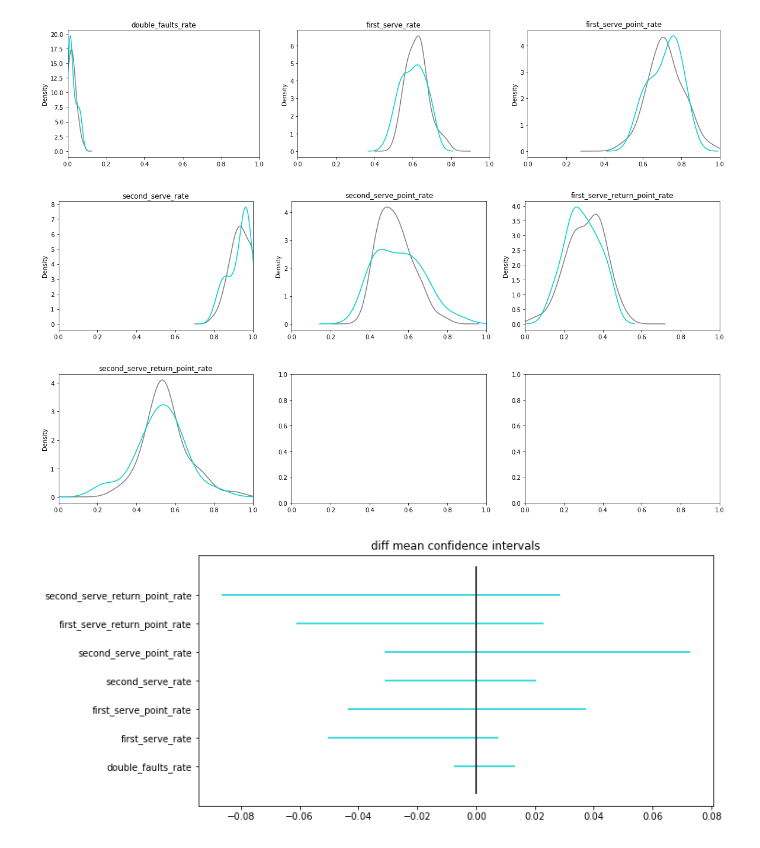
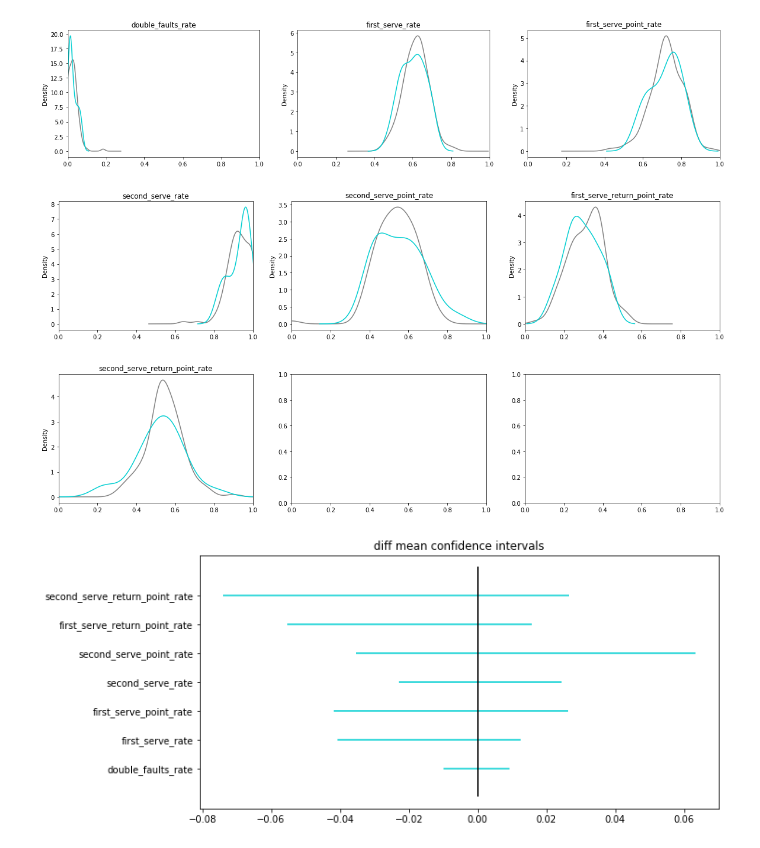
Before and after one commit to Gin04gh/datascience, a Jupyter notebook: kaggle_dataset_large_tennis_dataset_for_atp_itf_betting/analysis_returned_kei.ipynb, the cells around one changed output. Drawn from its saved outputs; the diff is of its cells as text; code cells hidden in the pictures.

Commit message:
update analysis_returned_kei

```diff
--- a/kaggle_dataset_large_tennis_dataset_for_atp_itf_betting/analysis_returned_kei.ipynb
+++ b/kaggle_dataset_large_tennis_dataset_for_atp_itf_betting/analysis_returned_kei.ipynb
@@ -38,8 +38,11 @@ def preprocess(df):
 
     df = df.dropna()
     df = df[df['doubles'] == 'f']
-    df = df[df['year'] >= 2017]
-    df = df.drop(['start_date', 'end_date', 'location', 'prize_money', 'currency', 'player_id', 'opponent_id', 'duration', 'seed', 'nation'], axis=1)
+    df = df[df['year'] >= 2016]
+    df = df.drop([
+        'start_date', 'end_date', 'location', 'prize_money', 'currency', 'player_id', 'opponent_id',
+        'serve_rating', 'service_games_won', 'return_rating', 'return_games_played', 'duration', 'seed', 'nation'
+    ], axis=1)
     return df
 
 df_matches = pd.concat((preprocess(r) for r in reader), ignore_index=True)
@@ -111,7 +114,4 @@ plt.show()
 # %%
-cols = list(df_tmp.columns)
-cols.remove('returned')
-
 for i, c in enumerate(cols):
 
     if i%3 == 0:
@@ -124,30 +124,27 @@ for i, c in enumerate(cols):
 
 plt.show()
 # %% [output]
-[figure, old version]
+[figure, new version]
-[figure, old version]
+[figure, new version]
-[figure, old version]
+[figure, new version]
 # %%
-cols = list(df_tmp.columns)
-cols.remove('returned')
-
 plt.figure(figsize=(10, 5))
 
 for i, c in enumerate(cols):
 
     samples_t = df_tmp[df_tmp['returned'] == True][c].values
     samples_f = df_tmp[df_tmp['returned'] == False][c].values
 
     ci = stats.norm.interval(
         alpha=0.95,
         loc=samples_t.mean()-samples_f.mean(),
         scale=np.sqrt(samples_t.var()/len(samples_t)+samples_f.var()/len(samples_f))
     )
     plt.hlines(i, ci[0], ci[1], color=base_color)
 
 plt.vlines(0, -1, len(cols), color='black')
 plt.yticks(np.arange(len(cols)), cols)
 plt.title('diff mean confidence intervals')
 plt.show()
 # %% [output]
-[figure, old version]
+[figure, new version]
```
Also changed, not shown: parts of 5 cells of this notebook.
